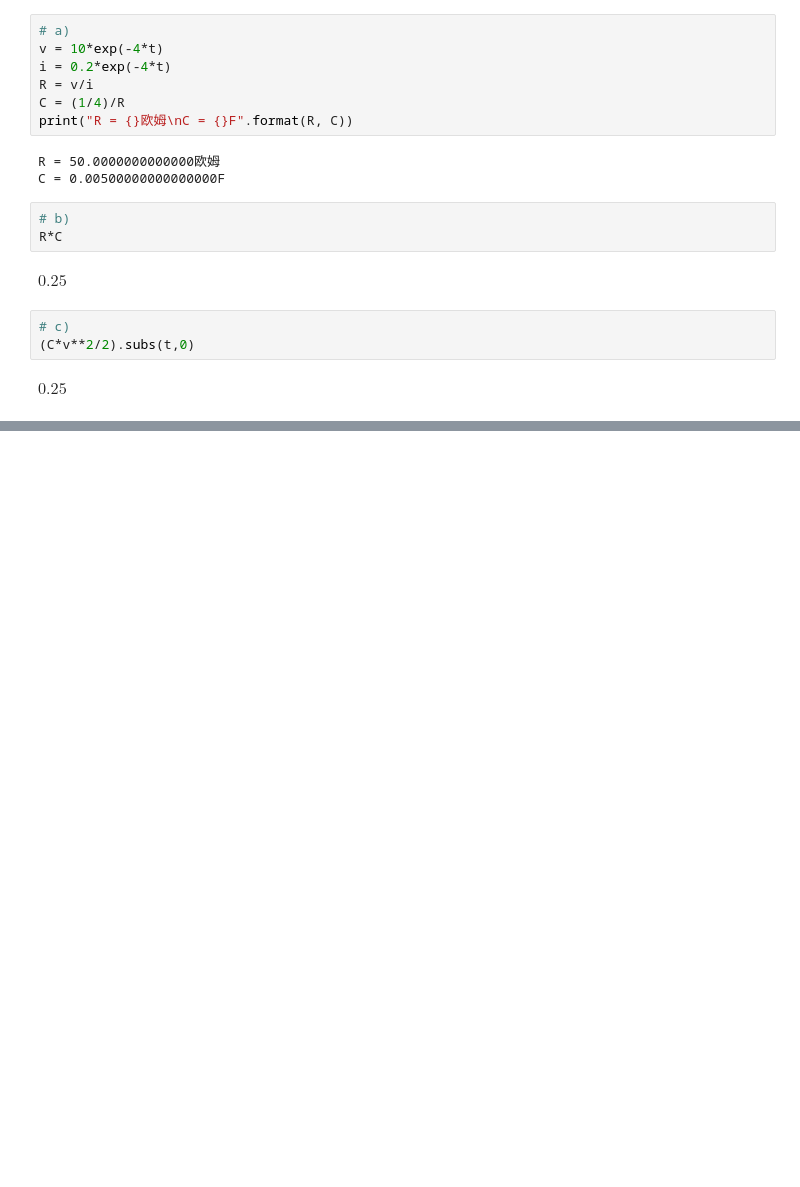
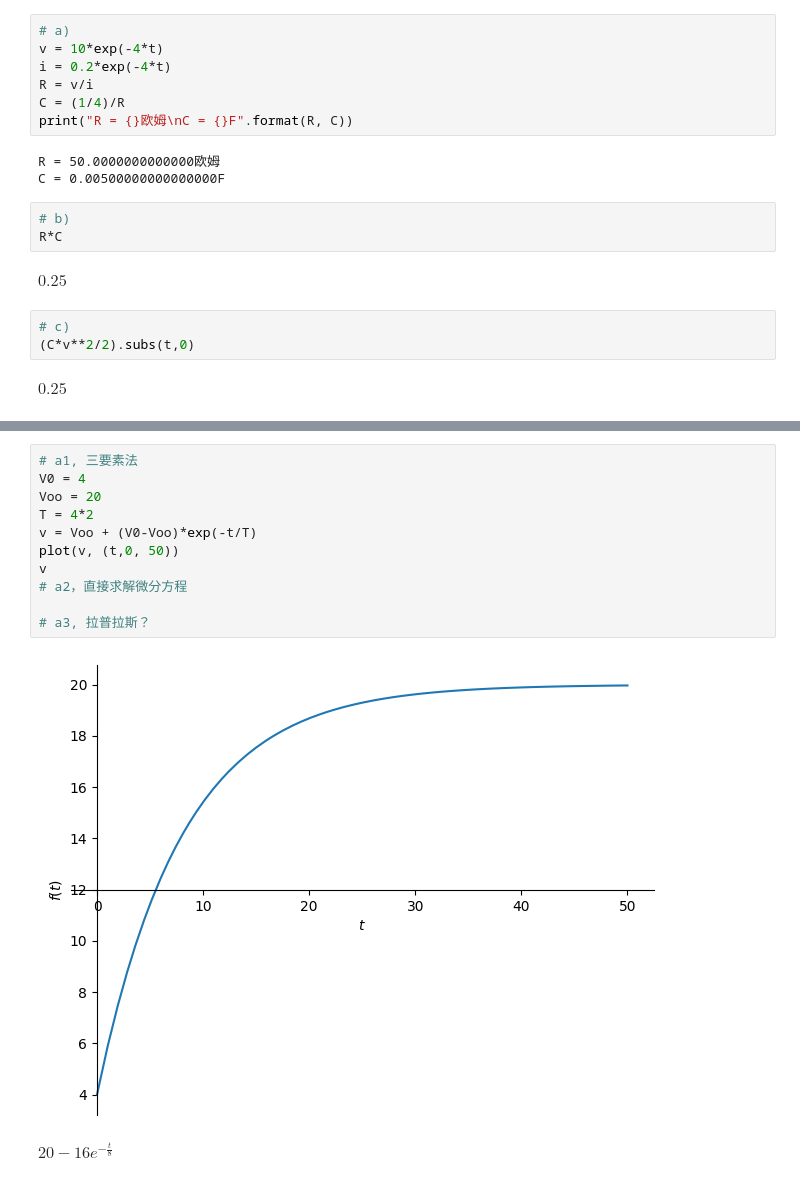
Before and after one commit to kdurant/circuits, a Jupyter notebook: chapter07.ipynb, the cells around one changed output, grey strips where cells are left out. Drawn from its saved outputs; the diff is of its cells as text; blank space fills up the shorter version.

```diff
--- a/chapter07.ipynb
+++ b/chapter07.ipynb
@@ -155,0 +247,14 @@ NameError: name 'add' is not defined
+# %%
+# a1, 三要素法
+V0 = 4
+Voo = 20
+T = 4*2
+v = Voo + (V0-Voo)*exp(-t/T)
+plot(v, (t,0, 50))
+v
+# a2，直接求解微分方程
+
+# a3, 拉普拉斯？
+# %% [output]
+[figure, added]
+$\displaystyle 20 - 16 e^{- \frac{t}{8}}$
```
Also changed, not shown: parts of 25 cells of this notebook, 2 other files.
